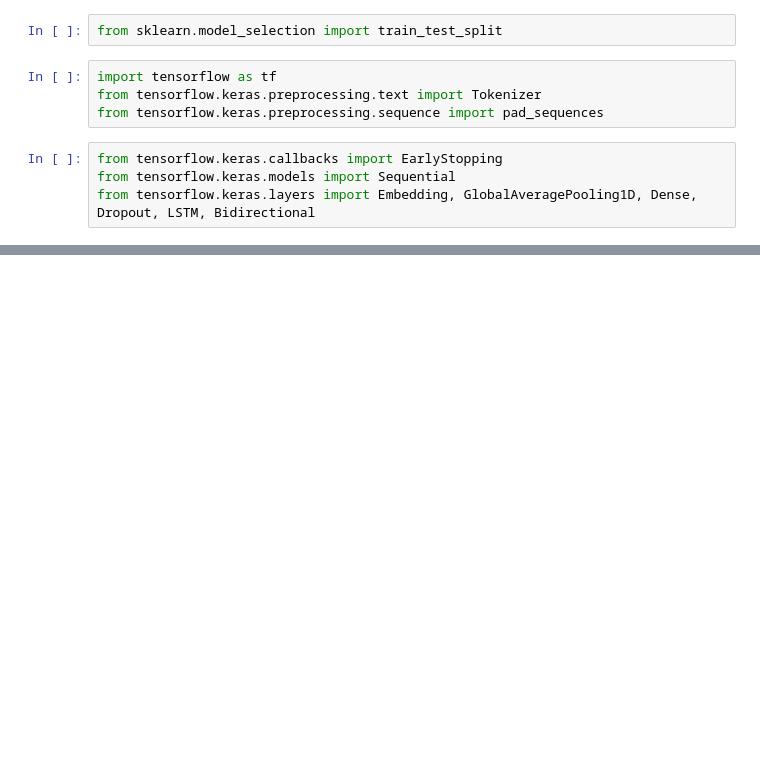
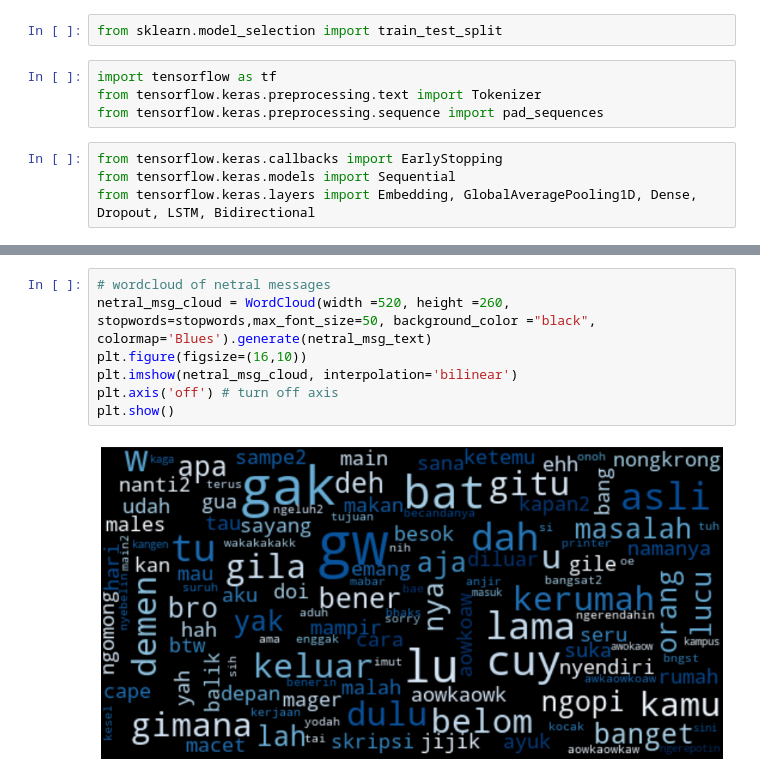
Before and after one commit to muhammadisa/threatmsgdetect, a Jupyter notebook: threatdetect.ipynb, the cells around one changed output, grey strips where cells are left out. Cells and saved outputs as stored; diff of their text form; blank space fills up the shorter version.

```diff
--- a/threatdetect.ipynb
+++ b/threatdetect.ipynb
@@ -26,0 +78,9 @@ messages[:3]
+# %%
+# wordcloud of netral messages
+netral_msg_cloud = WordCloud(width =520, height =260, stopwords=stopwords,max_font_size=50, background_color ="black", colormap='Blues').generate(netral_msg_text)
+plt.figure(figsize=(16,10))
+plt.imshow(netral_msg_cloud, interpolation='bilinear')
+plt.axis('off') # turn off axis
+plt.show()
+# %% [output]
+[figure, added]
```
Also changed, not shown: parts of 36 cells of this notebook, 1 other file.
